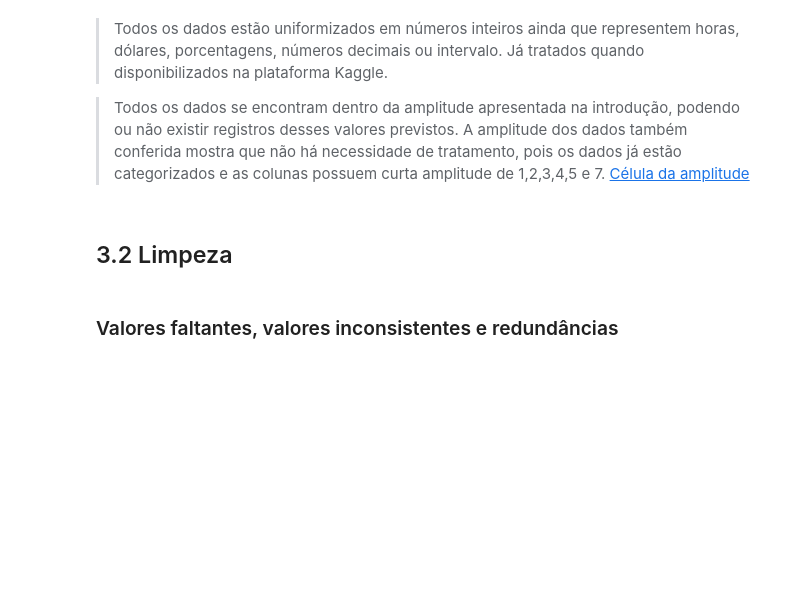
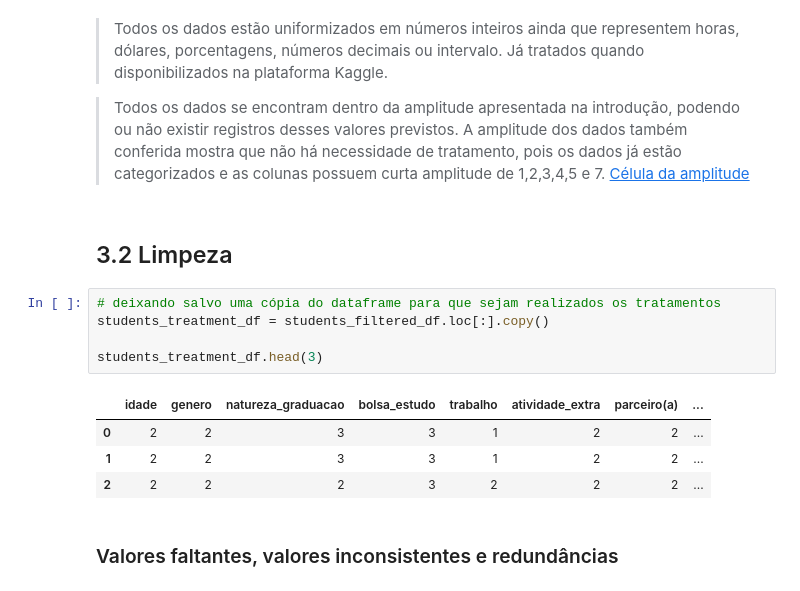
Before and after one commit to IqueMoraes/mvp_analise_exploratoria_e_pre_processamento, a Jupyter notebook: MVP_.ipynb, the cells around one changed output. Drawn from its saved outputs; the diff is of its cells as text; blank space fills up the shorter version.

```diff
--- a/MVP_.ipynb
+++ b/MVP_.ipynb
@@ -998,6 +998,16 @@ plt.show()
 > A amplitude dos dados também conferida mostra que não há necessidade de tratamento, pois os dados já estão categorizados e as colunas possuem curta amplitude de 1,2,3,4,5 e 7. [Célula da amplitude](https://colab.research.google.com/drive/1znu-GPeVWtATza4ITmIwVV7fOGoN80kD#scrollTo=aVvFKvLgJvC-)
 # %% [markdown]
 ## 3.2 Limpeza
+# %%
+# deixando salvo uma cópia do dataframe para que sejam realizados os tratamentos
+students_treatment_df = students_filtered_df.loc[:].copy()
+
+students_treatment_df.head(3)
+# %% [output]
+|  | idade | genero | natureza_graduacao | bolsa_estudo | trabalho | atividade_extra | parceiro(a) | ... |
+| 0 | 2 | 2 | 3 | 3 | 1 | 2 | 2 | ... |
+| 1 | 2 | 2 | 3 | 3 | 1 | 2 | 2 | ... |
+| 2 | 2 | 2 | 2 | 3 | 2 | 2 | 2 | ... |
 # %% [markdown]
 ### Valores faltantes, valores inconsistentes e redundâncias
 # %% [markdown]
```
Also changed, not shown: parts of 2 cells of this notebook.
